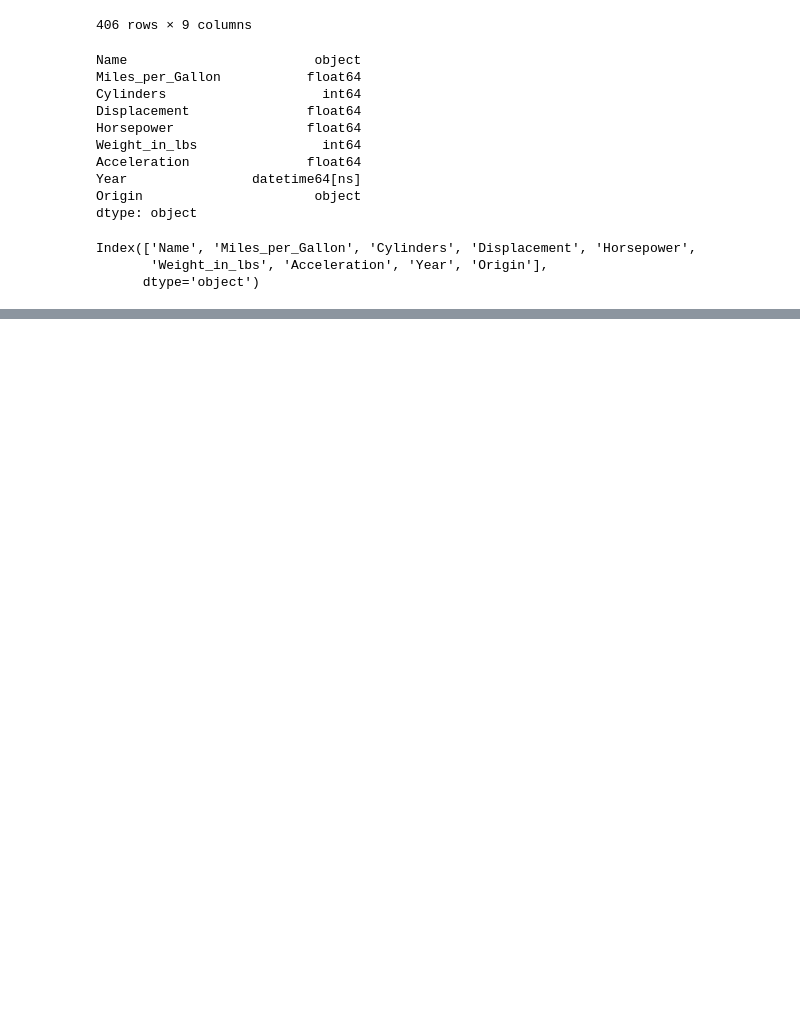
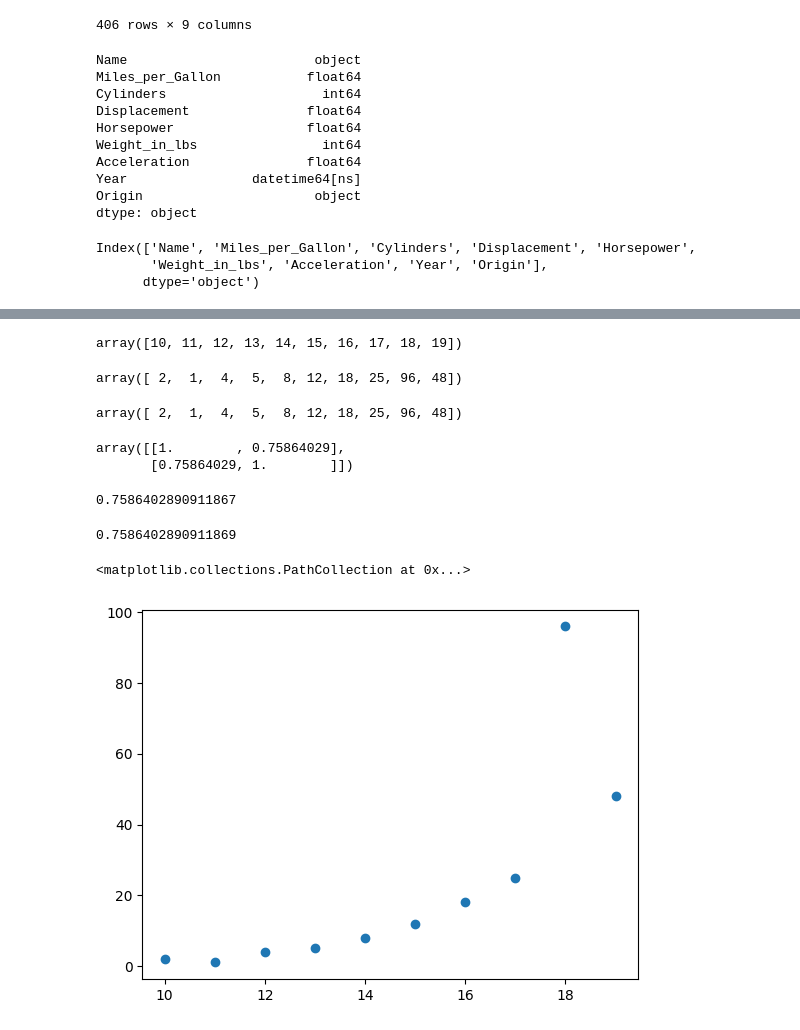
Before and after one commit to parminder-thindal-moj/python_fundamentals, a Jupyter notebook: data_science/sandbox.ipynb, the cells around one changed output, grey strips where cells are left out. Cells and saved outputs as stored; diff of their text form; code cells hidden in the pictures; blank space fills up the shorter version.

```diff
--- a/data_science/sandbox.ipynb
+++ b/data_science/sandbox.ipynb
@@ -106,0 +133,31 @@ alt.Chart(cars).mark_point().encode(
+# %%
+# create an array of integers between 10 (inclusive) and 20 (exclusive)
+x = np.arange(10, 20)
+x
+# %% [output]
+array([10, 11, 12, 13, 14, 15, 16, 17, 18, 19])
+# %%
+y = np.array([2, 1, 4, 5, 8, 12, 18, 25, 96, 48])
+y
+# %% [output]
+array([ 2,  1,  4,  5,  8, 12, 18, 25, 96, 48])
+# %%
+np.arange(10, 20)
+np.array([2, 1, 4, 5, 8, 12, 18, 25, 96, 48])
+# %% [output]
+array([ 2,  1,  4,  5,  8, 12, 18, 25, 96, 48])
+# %%
+# need 2 arrays of the same length to perform a correlation
+r = np.corrcoef(x, y)
+r
+# %% [output]
+array([[1.        , 0.75864029],
+       [0.75864029, 1.        ]])
+# %%
+r[0, 1]
+# %% [output]
+0.7586402890911867
+# %%
+r[1, 0]
+# %% [output]
+0.7586402890911869
@@ -106,0 +166,5 @@ alt.Chart(cars).mark_point().encode(
+# %%
+plt.scatter(x=x, y=y)
+# %% [output]
+<matplotlib.collections.PathCollection at 0x...>
+[figure, added]
```
Also changed, not shown: parts of 35 cells of this notebook, 3 other files.
